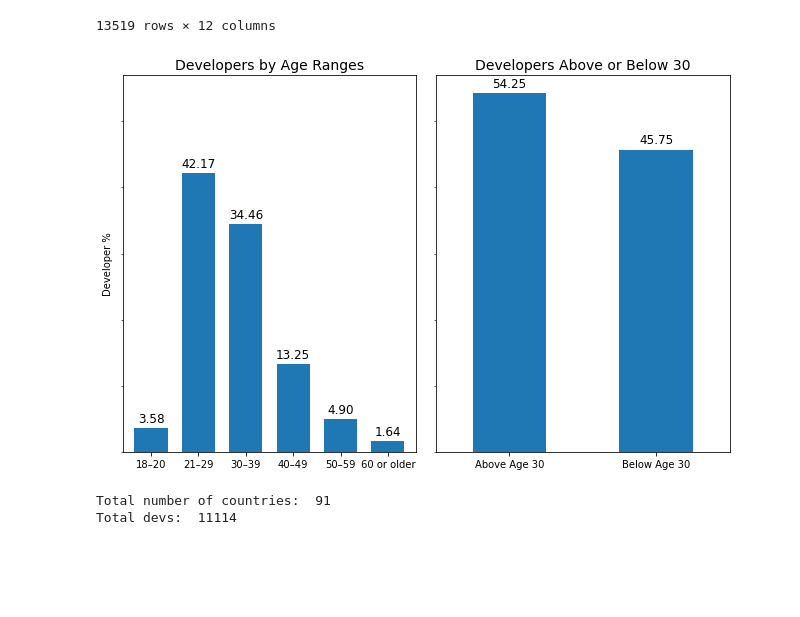
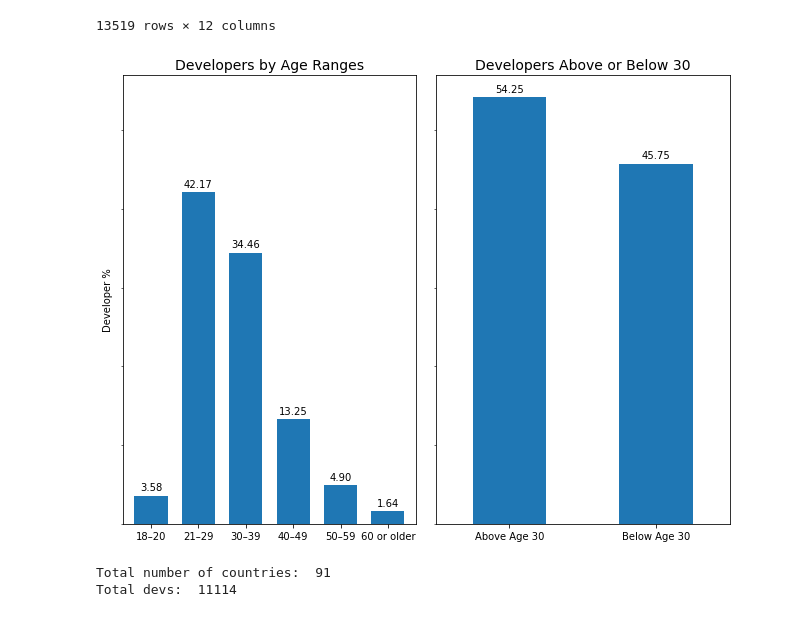
Before and after one commit to leandrob13/dev-survey-analysis, a Jupyter notebook: notebooks/python_dev_survey_2019.ipynb, the cells around one changed output. Saved outputs shown, nothing was run; the diff lists cells and outputs as text; code cells hidden in the pictures; blank space fills up the shorter version.

```diff
--- a/notebooks/python_dev_survey_2019.ipynb
+++ b/notebooks/python_dev_survey_2019.ipynb
@@ -151,21 +151,21 @@ def set_values_in_bars(axis_list):
                 xy=(patch.get_x() + patch.get_width() / 2, height),
                 xytext=(0, 3),
                 textcoords="offset points",
-                ha='center', va='bottom', fontsize=12
+                ha='center', va='bottom', fontsize=10
             )
 # %%
 %matplotlib inline
 
 axis1, axis2 = get_subplots()
 counts = value_counter(cleaned['Could you tell us your age range?'])
 
 counts.plot(kind="bar", rot=0, ax=axis1, width = 0.7)
-counts.groupby(age_grouper).sum().plot.bar(rot=0, ax=axis2, figsize=(9, 6))
+counts.groupby(age_grouper).sum().plot.bar(rot=0, ax=axis2, figsize=(9, 7))
 set_values_in_bars([axis1, axis2])
 fig = axis1.get_figure()
 fig.tight_layout()
 # %% [output]
-[figure, old version]
+[figure, new version]
 # %%
 
 countries = cleaned['What country do you live in?']
```
Also changed, not shown: parts of 2 cells of this notebook.
